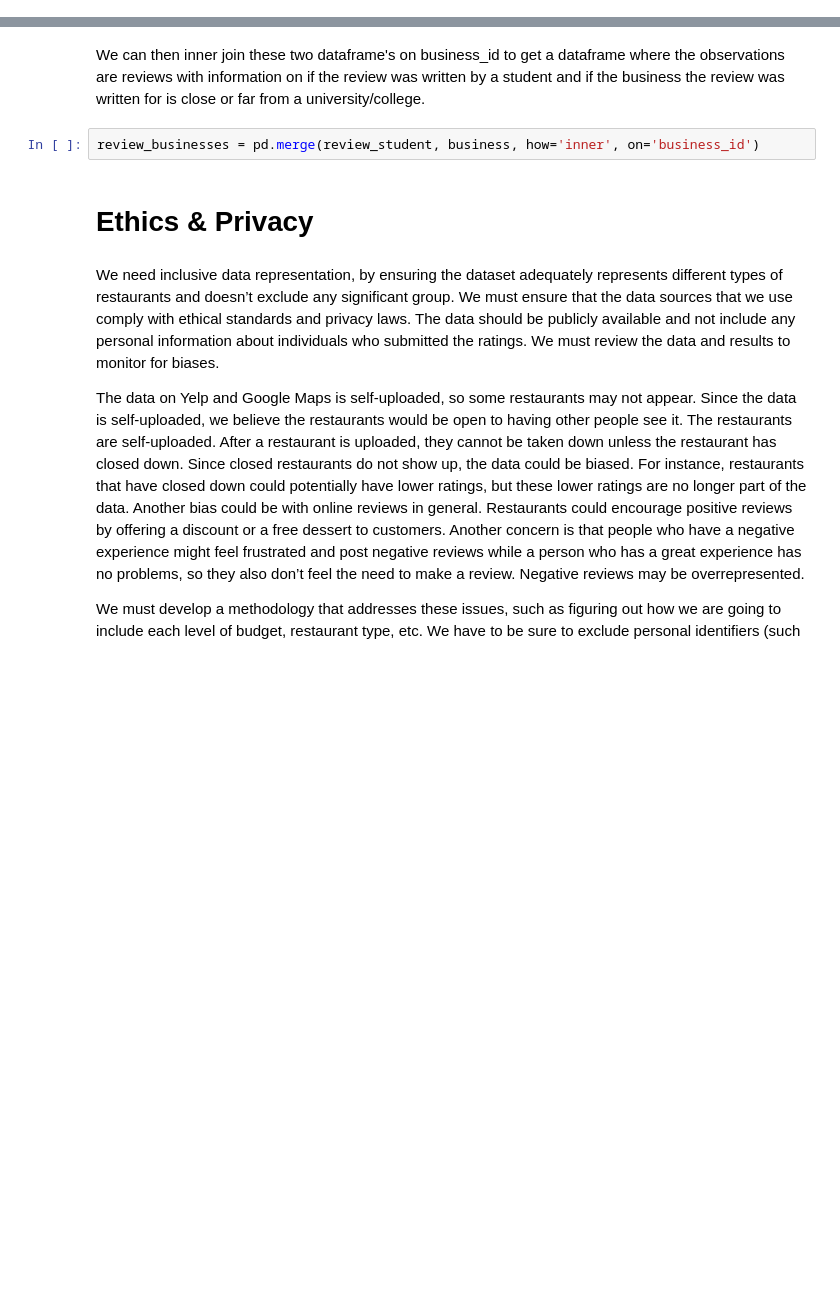
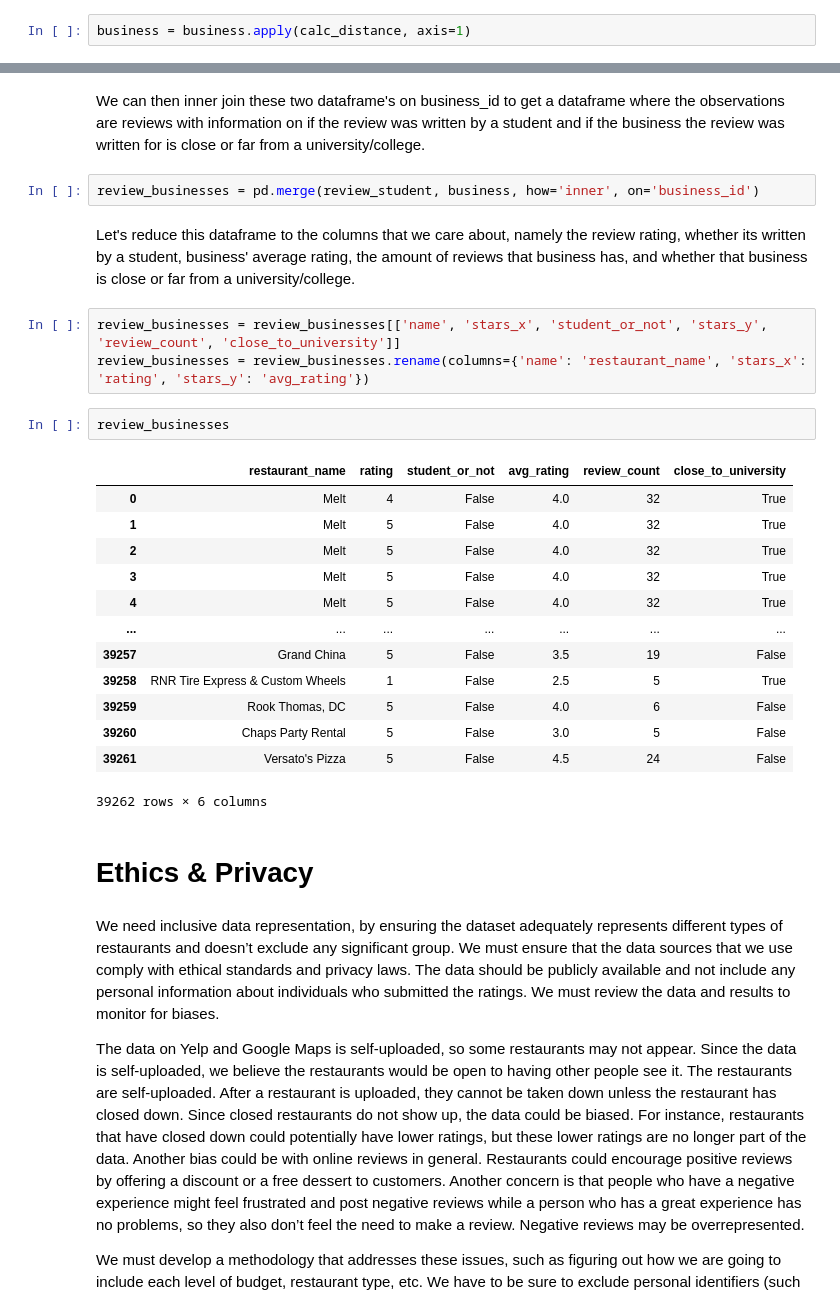
Before and after one commit to rabihzsiddiqui/Restaurant_Rating_Analysis, a Jupyter notebook: DataCheckpoint_Group025_WI24.ipynb, the cells around one changed output, grey strips where cells are left out. Cells and saved outputs as stored; diff of their text form; blank space fills up the shorter version.

```diff
--- a/DataCheckpoint_Group025_WI24.ipynb
+++ b/DataCheckpoint_Group025_WI24.ipynb
@@ -220,3 +189,5 @@ business
+# %%
+business = business.apply(calc_distance, axis=1)
 # %% [markdown]
 Now let's create a dataframe for our reviews. There are simply too many reviews (6990280!) and the kernel cannot handle loading that many observations into memory, thus we have cut down the file using python to just the first 100000 reviews.
 # %%
@@ -282,6 +253,27 @@ review_student.head()
 We can then inner join these two dataframe's on business_id to get a dataframe where the observations are reviews with information on if the review was written by a student and if the business the review was written for is close or far from a university/college.
 # %%
 review_businesses = pd.merge(review_student, business, how='inner', on='business_id')
+# %% [markdown]
+Let's reduce this dataframe to the columns that we care about, namely the review rating, whether its written by a student, business' average rating, the amount of reviews that business has, and whether that business is close or far from a university/college.
+# %%
+review_businesses = review_businesses[['name', 'stars_x', 'student_or_not', 'stars_y', 'review_count', 'close_to_university']]
+review_businesses = review_businesses.rename(columns={'name': 'restaurant_name', 'stars_x': 'rating', 'stars_y': 'avg_rating'})
+# %%
+review_businesses
+# %% [output]
+|  | restaurant_name | rating | student_or_not | avg_rating | review_count | close_to_university |
+| 0 | Melt | 4 | False | 4.0 | 32 | True |
+| 1 | Melt | 5 | False | 4.0 | 32 | True |
+| 2 | Melt | 5 | False | 4.0 | 32 | True |
+| 3 | Melt | 5 | False | 4.0 | 32 | True |
+| 4 | Melt | 5 | False | 4.0 | 32 | True |
+| ... | ... | ... | ... | ... | ... | ... |
+| 39257 | Grand China | 5 | False | 3.5 | 19 | False |
+| 39258 | RNR Tire Express & Custom Wheels | 1 | False | 2.5 | 5 | True |
+| 39259 | Rook Thomas, DC | 5 | False | 4.0 | 6 | False |
+| 39260 | Chaps Party Rental | 5 | False | 3.0 | 5 | False |
+| 39261 | Versato's Pizza | 5 | False | 4.5 | 24 | False |
+39262 rows × 6 columns
 # %% [markdown]
 # Ethics & Privacy
 # %% [markdown]
```
Also changed, not shown: parts of 2 cells of this notebook.
